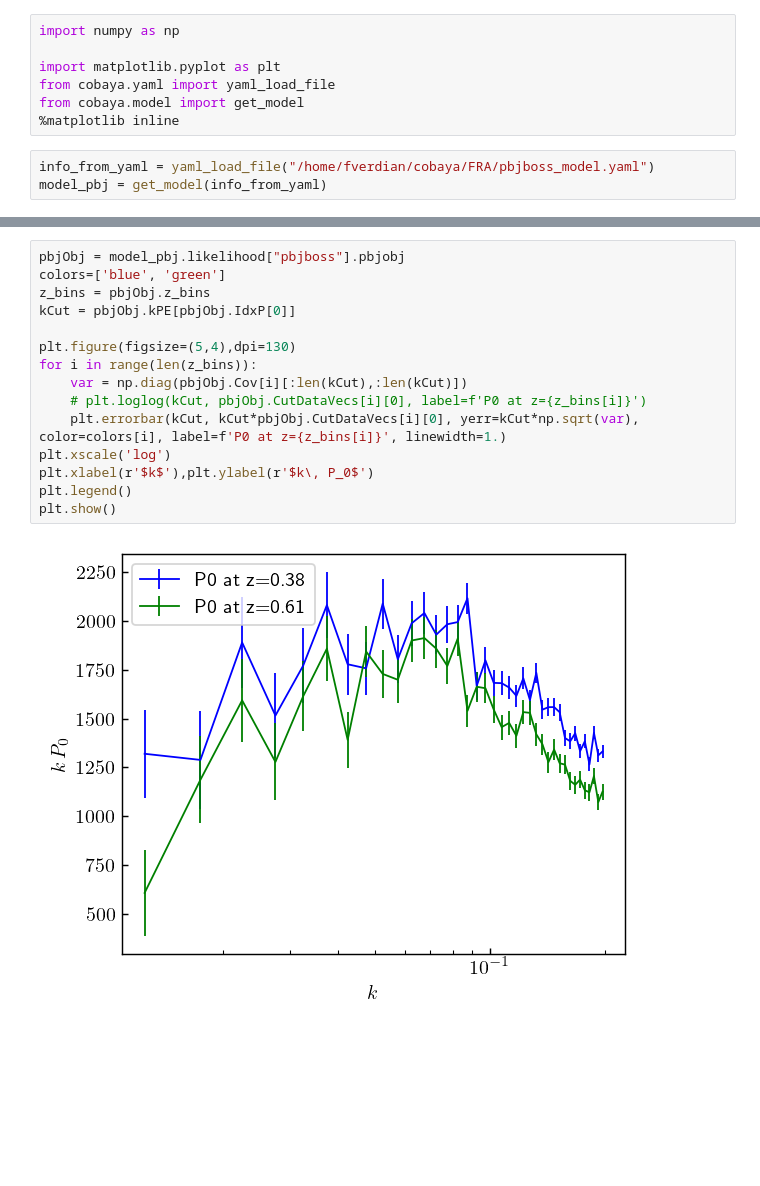
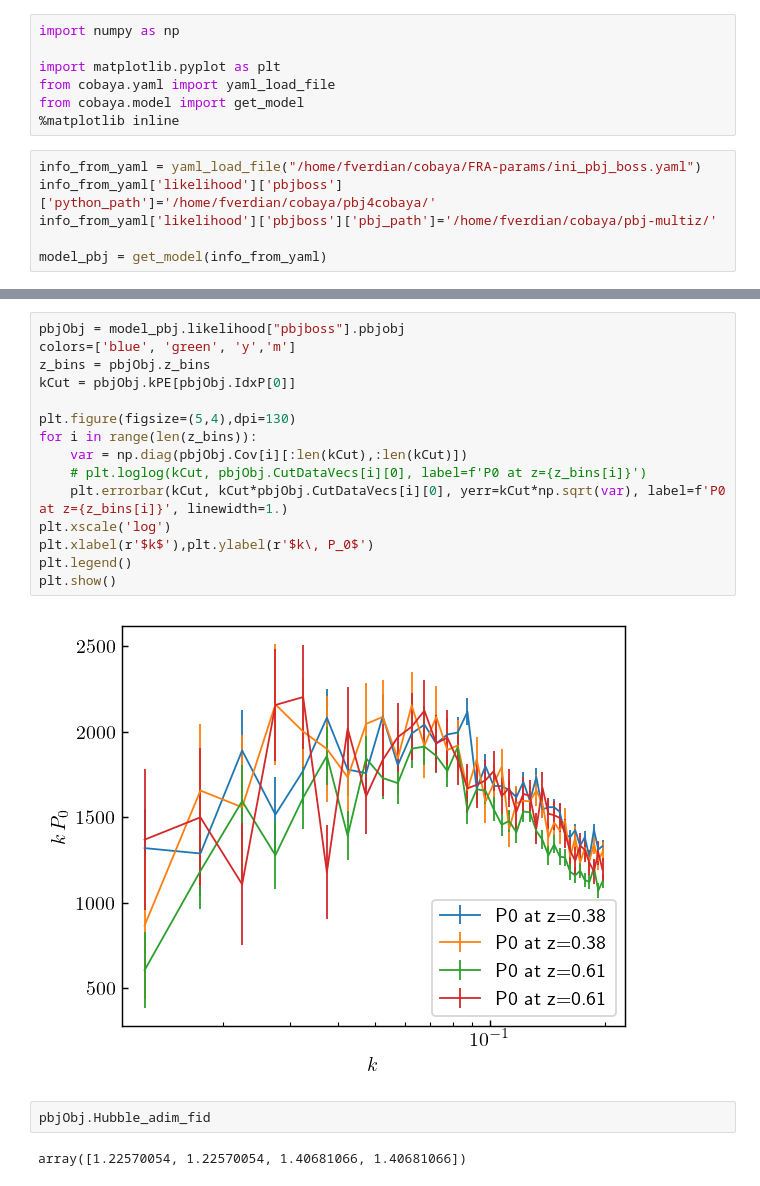
Before and after one commit to fverd/cobaya, a Jupyter notebook: FRA/eval_pbjboss.ipynb, the cells around one changed output, grey strips where cells are left out. Saved outputs shown, nothing was run; the diff lists cells and outputs as text; blank space fills up the shorter version.

Commit message:
add pbj_multiz

```diff
--- a/FRA/eval_pbjboss.ipynb
+++ b/FRA/eval_pbjboss.ipynb
@@ -6,6 +6,9 @@ from cobaya.yaml import yaml_load_file
 from cobaya.model import get_model
 %matplotlib inline
 # %%
-info_from_yaml = yaml_load_file("/home/fverdian/cobaya/FRA/pbjboss_model.yaml")
+info_from_yaml = yaml_load_file("/home/fverdian/cobaya/FRA-params/ini_pbj_boss.yaml")
+info_from_yaml['likelihood']['pbjboss']['python_path']='/home/fverdian/cobaya/pbj4cobaya/'
+info_from_yaml['likelihood']['pbjboss']['pbj_path']='/home/fverdian/cobaya/pbj-multiz/'
+
 model_pbj = get_model(info_from_yaml)
 # %% [output]
@@ -31,18 +35,22 @@ https://scikit-learn.org/stable/model_persistence.html#security-maintainability-
 # %%
 pbjObj = model_pbj.likelihood["pbjboss"].pbjobj
-colors=['blue', 'green']
+colors=['blue', 'green', 'y','m']
 z_bins = pbjObj.z_bins
 kCut = pbjObj.kPE[pbjObj.IdxP[0]]
 
 plt.figure(figsize=(5,4),dpi=130)
 for i in range(len(z_bins)):
     var = np.diag(pbjObj.Cov[i][:len(kCut),:len(kCut)])
     # plt.loglog(kCut, pbjObj.CutDataVecs[i][0], label=f'P0 at z={z_bins[i]}')
-    plt.errorbar(kCut, kCut*pbjObj.CutDataVecs[i][0], yerr=kCut*np.sqrt(var), color=colors[i], label=f'P0 at z={z_bins[i]}', linewidth=1.)
+    plt.errorbar(kCut, kCut*pbjObj.CutDataVecs[i][0], yerr=kCut*np.sqrt(var), label=f'P0 at z={z_bins[i]}', linewidth=1.)
 plt.xscale('log')
 plt.xlabel(r'$k$'),plt.ylabel(r'$k\, P_0$')
 plt.legend()
 plt.show()
 # %% [output]
-[figure, old version]
+[figure, new version]
+# %%
+pbjObj.Hubble_adim_fid
+# %% [output]
+array([1.22570054, 1.22570054, 1.40681066, 1.40681066])
 # %%
```
Also changed, not shown: parts of 2 cells of this notebook, 43 other files.
